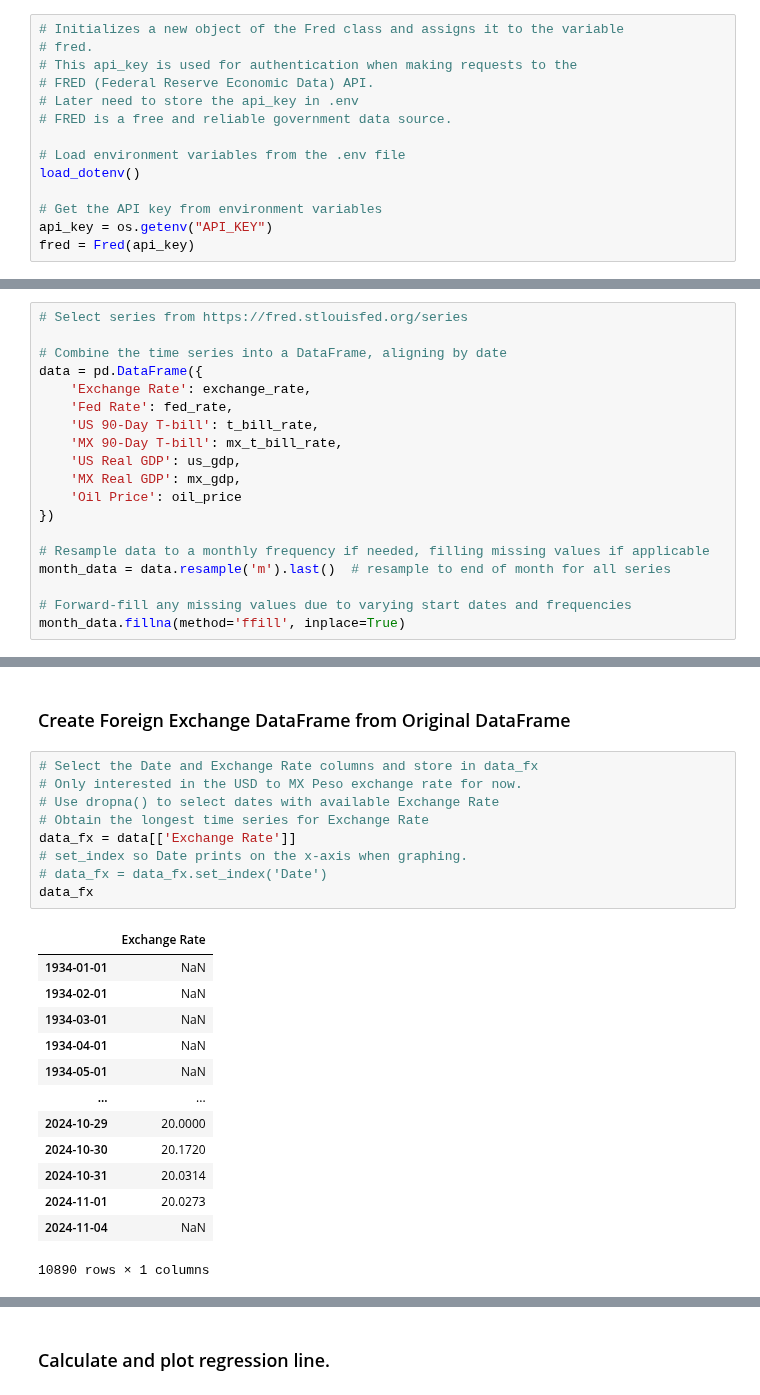
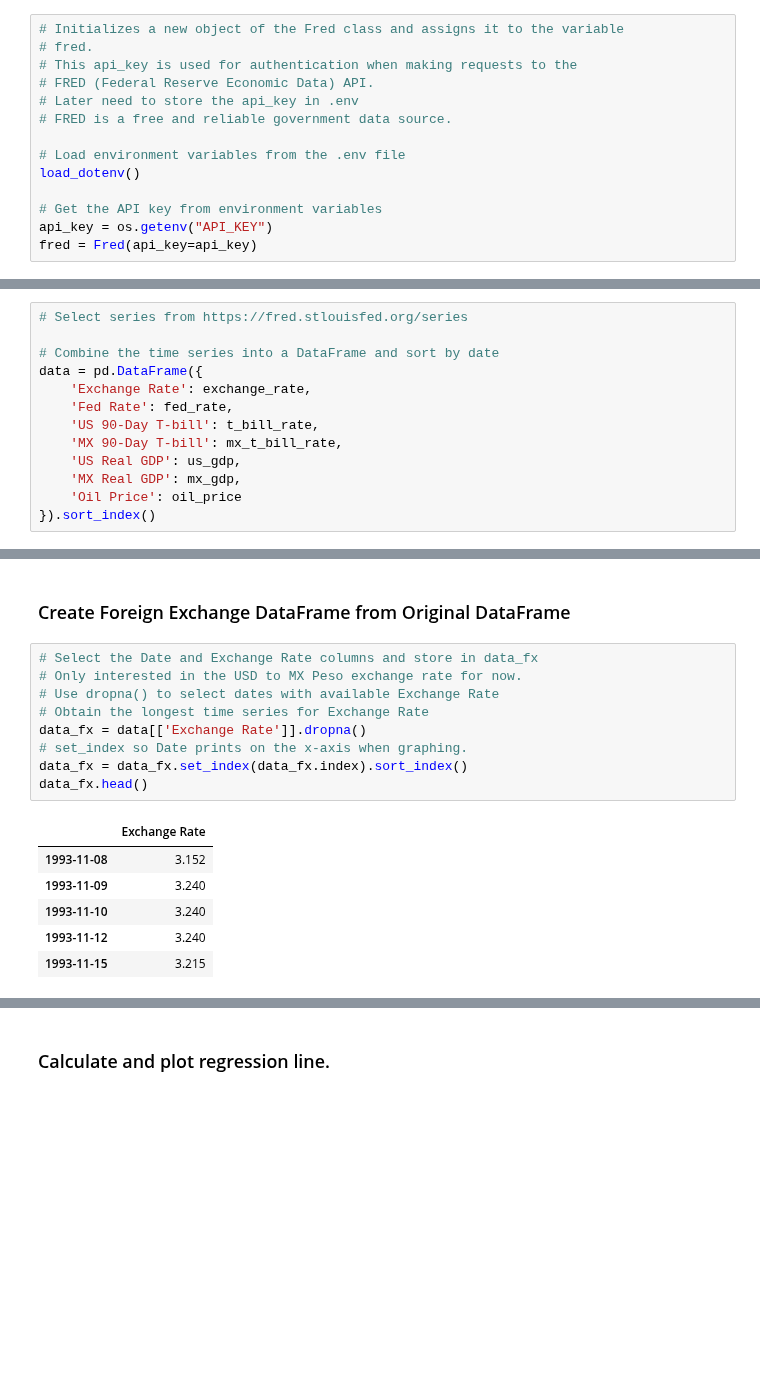
Before and after one commit to wrdhall3/fx-rate-project, a Jupyter notebook: retrieve_fx_data.ipynb, the cells around one changed output, grey strips where cells are left out. Cells and saved outputs as stored; diff of their text form; blank space fills up the shorter version.

```diff
--- a/retrieve_fx_data.ipynb
+++ b/retrieve_fx_data.ipynb
@@ -59,7 +51,7 @@ load_dotenv()
 
 # Get the API key from environment variables
 api_key = os.getenv("API_KEY")
-fred = Fred(api_key)
+fred = Fred(api_key=api_key)
 # %%
 # Fetch data using fred.get_series().
 
@@ -91,7 +83,7 @@ oil_price = fred.get_series('DCOILWTICO', start=start_date)
 # %%
 # Select series from https://fred.stlouisfed.org/series
 
-# Combine the time series into a DataFrame, aligning by date
+# Combine the time series into a DataFrame and sort by date
 data = pd.DataFrame({
     'Exchange Rate': exchange_rate,
     'Fed Rate': fed_rate,
@@ -100,10 +92,4 @@ data = pd.DataFrame({
     'US Real GDP': us_gdp,
     'MX Real GDP': mx_gdp,
     'Oil Price': oil_price
-})
-
-# Resample data to a monthly frequency if needed, filling missing values if applicable
-month_data = data.resample('m').last()  # resample to end of month for all series
-
-# Forward-fill any missing values due to varying start dates and frequencies
-month_data.fillna(method='ffill', inplace=True)
+}).sort_index()
@@ -301,26 +507,19 @@ DatetimeIndex(['1934-01-01', '1934-02-01', '1934-03-01', '1934-04-01',
 # %%
 # Select the Date and Exchange Rate columns and store in data_fx
 # Only interested in the USD to MX Peso exchange rate for now.
 # Use dropna() to select dates with available Exchange Rate
 # Obtain the longest time series for Exchange Rate
-data_fx = data[['Exchange Rate']]
+data_fx = data[['Exchange Rate']].dropna()
 # set_index so Date prints on the x-axis when graphing.
-# data_fx = data_fx.set_index('Date')
-data_fx
+data_fx = data_fx.set_index(data_fx.index).sort_index()
+data_fx.head()
 # %% [output]
 |  | Exchange Rate |
-| 1934-01-01 | NaN |
-| 1934-02-01 | NaN |
-| 1934-03-01 | NaN |
-| 1934-04-01 | NaN |
-| 1934-05-01 | NaN |
-| ... | ... |
-| 2024-10-29 | 20.0000 |
-| 2024-10-30 | 20.1720 |
-| 2024-10-31 | 20.0314 |
-| 2024-11-01 | 20.0273 |
-| 2024-11-04 | NaN |
+| 1993-11-08 | 3.152 |
+| 1993-11-09 | 3.240 |
+| 1993-11-10 | 3.240 |
+| 1993-11-12 | 3.240 |
+| 1993-11-15 | 3.215 |
-10890 rows × 1 columns
 # %%
 # Plot the Exchange Rate.  Provide title and label x and y-axis labels.
 # When the USD to Peso exchange rate increases, the USD appreciates.
```
Also changed, not shown: parts of 29 cells of this notebook.
